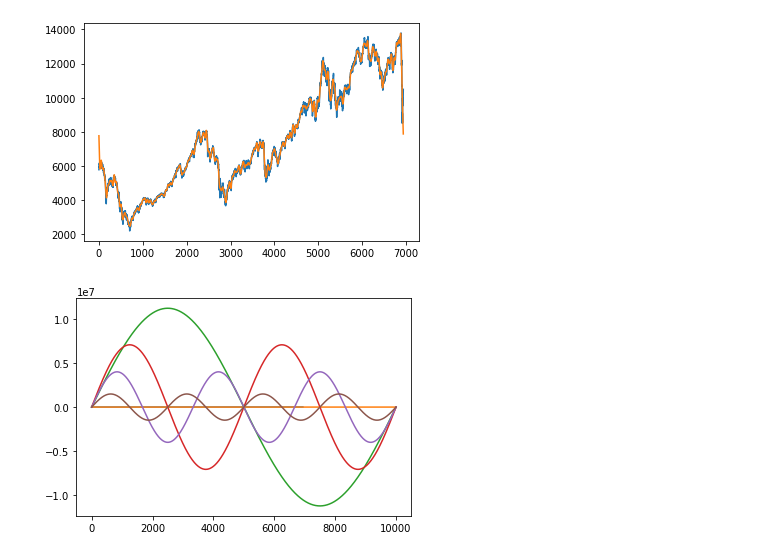
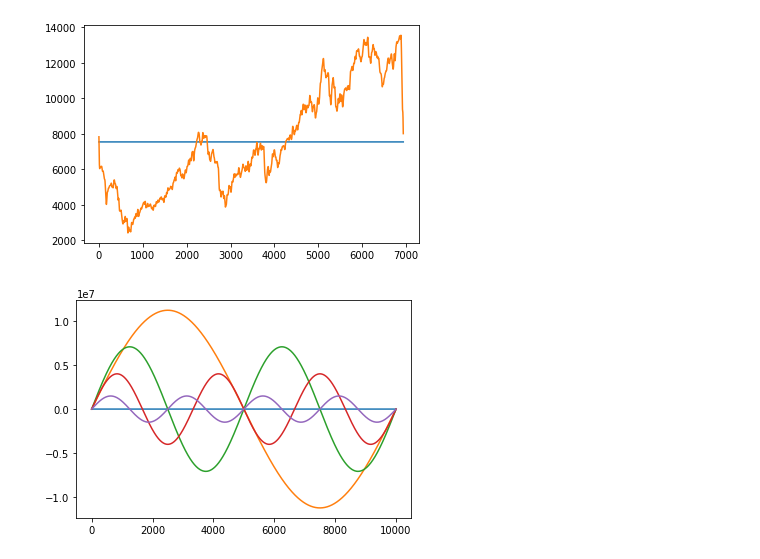
Before and after one commit to Mutasim0520/ODS, a Jupyter notebook: Exercise 2/ex1.ipynb, the cells around one changed output. Saved outputs shown, nothing was run; the diff lists cells and outputs as text; code cells hidden in the pictures.

```diff
--- a/Exercise 2/ex1.ipynb
+++ b/Exercise 2/ex1.ipynb
@@ -8,63 +8,46 @@ from scipy.spatial import distance
 
 
 dax_data = np.loadtxt("dax_data.txt", comments="#", delimiter="\n")
-plt.plot(dax_data)
+# plt.plot(dax_data)
 
-coef_array = np.fft.fft(dax_data)
+coef_array = np.fft.rfft(dax_data)
 time_step = 1
 
 sample_freq = fft.fftfreq(dax_data.size, d=time_step)
 amplitude = np.abs(coef_array)
 amp_freq = np.array([amplitude,sample_freq])
 
-max_amp_position_array = np.argsort(amp_freq[0,:])[::-1]
-peak_freq = amp_freq[1,max_amp_position_array[0]]
+# max_amp_position_array = np.argsort(amp_freq[0,:])[::-1]
+# peak_freq = amp_freq[1,max_amp_position_array[0]]
 
 
 def approximation(num_coef):
-    copy_coef = coef_array.copy()
-    copy_coef[np.abs(sample_freq) > amp_freq[1,max_amp_position_array[num_coef-1]]]  = 0
-    filtered_sig = np.fft.ifft(copy_coef)
-    plt.plot(filtered_sig)
+    copy_coef = list(np.absolute(coef_array))
+    sorted_coefs_position = np.argsort(copy_coef)[-num_coef:]
+    sorted_coefs_value = np.sort(copy_coef)[-num_coef:]
+    zeros = np.zeros(coef_array.size, dtype='complex128')
+    for i in range(num_coef):
+        position = copy_coef.index(sorted_coefs_value[i])
+        zeros[position] = coef_array[position]
+    filtered_sig = np.fft.irfft(zeros)
+    return filtered_sig
 
 
-def average_difference(differences):
-    dist = np.sum(differences)/differences.size
-    return dist
-
-def best_approximation(absolute_difference):
-    counter = 0
-    iteration = 0
-    while counter < dax_data.size:
-        copy_coef = coef_array.copy()
-        copy_coef[np.abs(sample_freq) > amp_freq[1,max_amp_position_array[counter]]] = 0
-        filtered_data = np.fft.ifft(copy_coef)
-        diff = average_difference(np.absolute(filtered_data - dax_data))
-        print(counter)
-        print(diff)
-        if diff > absolute_difference:
+def best_approximation(average_absolute_difference):
+    counter = 1
+    while counter <= coef_array.size:
+        approximated_data = approximation(counter)
+        avg_abs_diff = np.average(np.absolute(approximated_data - dax_data))
+        if avg_abs_diff > average_absolute_difference:
             counter += 1
         else:
-            plt.plot(filtered_data)
+            plt.plot(approximated_data)
+            print('Number of ',counter)
             break
 
 
-# # #with 10 coeffecient
-# high_freq_fft = coef_array.copy()
-# high_freq_fft[np.abs(sample_freq) > amp_freq[1,max_amp_position_array[10]]]  = 0
-# filtered_sig = np.fft.ifft(high_freq_fft)
-# plt.plot(filtered_sig)
-
-# approximation(1)
-# approximation(5)
-# approximation(10)
+approximate = approximation(1)
+plt.plot(approximate)
 
 best_approximation(100)
-
-# a = [1,2,3]
-# b= [12,123,3,5]
-# c = np.array([a,b])
-# print(c[0])
-# print(c[0][1])
-# print(c)
 # %% [output]
@@ -88,4 +55,4 @@ best_approximation(100)
-[figure, old version]
+[figure, new version]
 # %%
 def create_signal(num_sig):
     i = 0
@@ -102,4 +69,4 @@ def create_signal(num_sig):
 
 create_signal(5)
 # %% [output]
-[figure, old version]
+[figure, new version]
```
Also changed, not shown: parts of 3 cells of this notebook, 1 other file.
